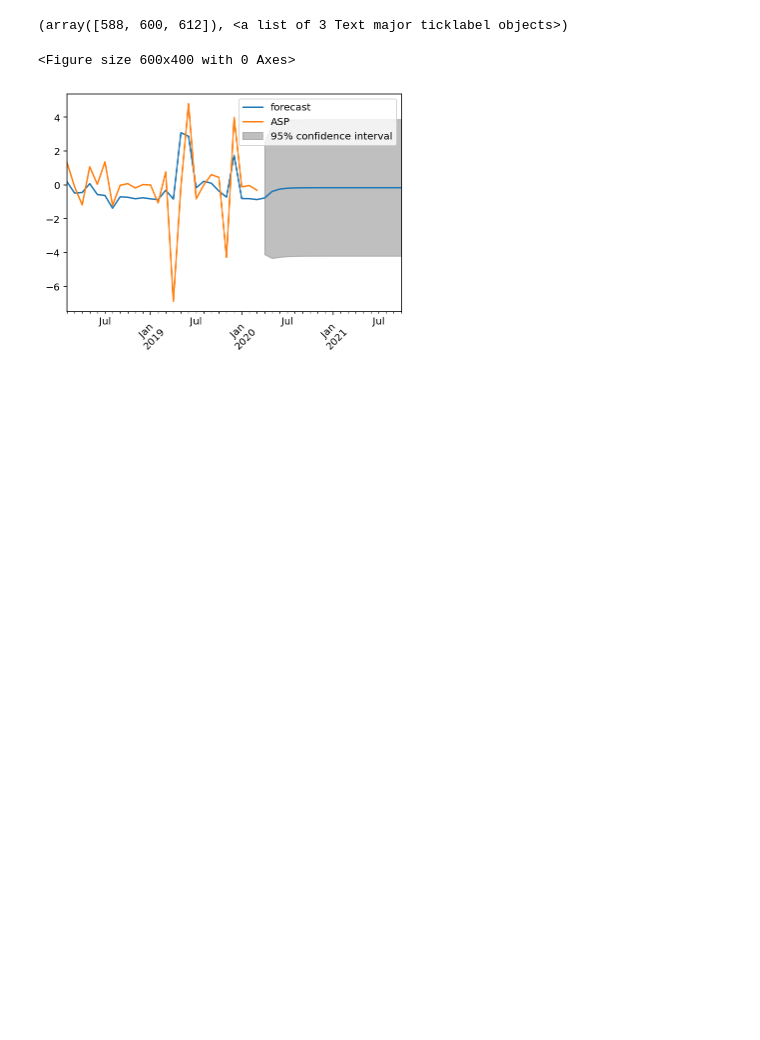
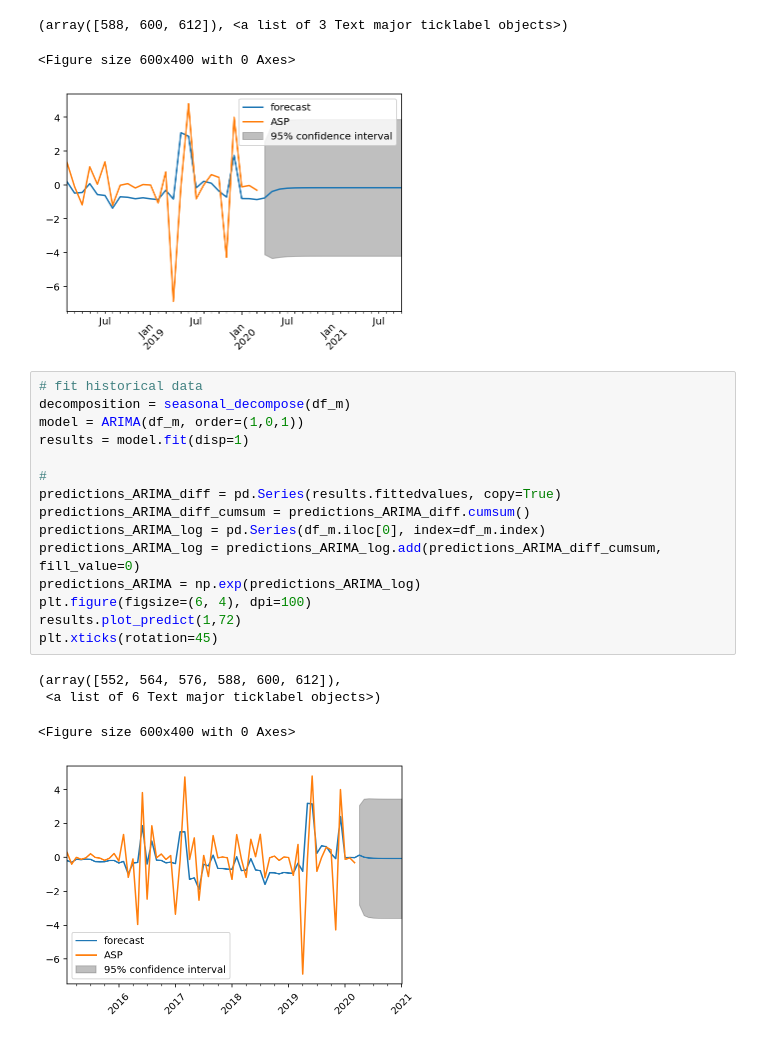
Before and after one commit to skinnms/group_2_final_project, a Jupyter notebook: Strand ARIMA.ipynb, the cells around one changed output. Saved outputs shown, nothing was run; the diff lists cells and outputs as text; blank space fills up the shorter version.

```diff
--- a/Strand ARIMA.ipynb
+++ b/Strand ARIMA.ipynb
@@ -177,3 +178,23 @@ plt.xticks(rotation=45)
 (array([588, 600, 612]), <a list of 3 Text major ticklabel objects>)
 <Figure size 600x400 with 0 Axes>
 [figure]
+# %%
+# fit historical data
+decomposition = seasonal_decompose(df_m)
+model = ARIMA(df_m, order=(1,0,1))
+results = model.fit(disp=1)
+
+#
+predictions_ARIMA_diff = pd.Series(results.fittedvalues, copy=True)
+predictions_ARIMA_diff_cumsum = predictions_ARIMA_diff.cumsum()
+predictions_ARIMA_log = pd.Series(df_m.iloc[0], index=df_m.index)
+predictions_ARIMA_log = predictions_ARIMA_log.add(predictions_ARIMA_diff_cumsum, fill_value=0)
+predictions_ARIMA = np.exp(predictions_ARIMA_log)
+plt.figure(figsize=(6, 4), dpi=100)
+results.plot_predict(1,72)
+plt.xticks(rotation=45)
+# %% [output]
+(array([552, 564, 576, 588, 600, 612]),
+ <a list of 6 Text major ticklabel objects>)
+<Figure size 600x400 with 0 Axes>
+[figure, added]
```
Also changed, not shown: parts of 4 cells of this notebook.
